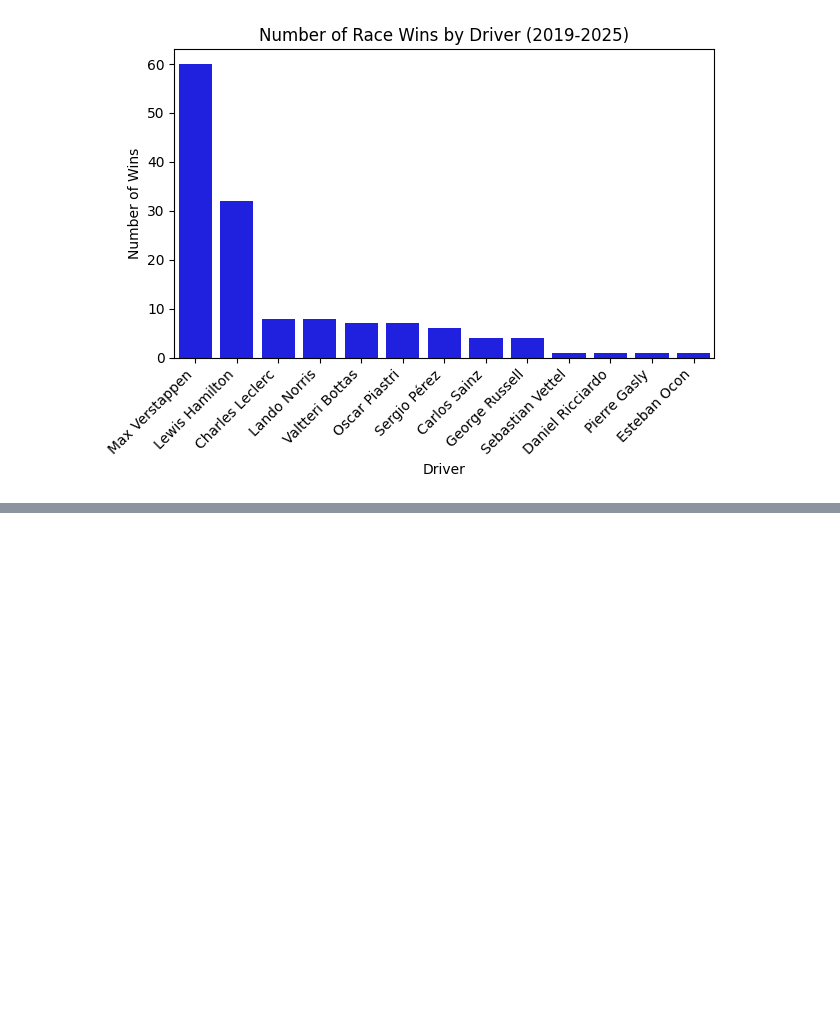
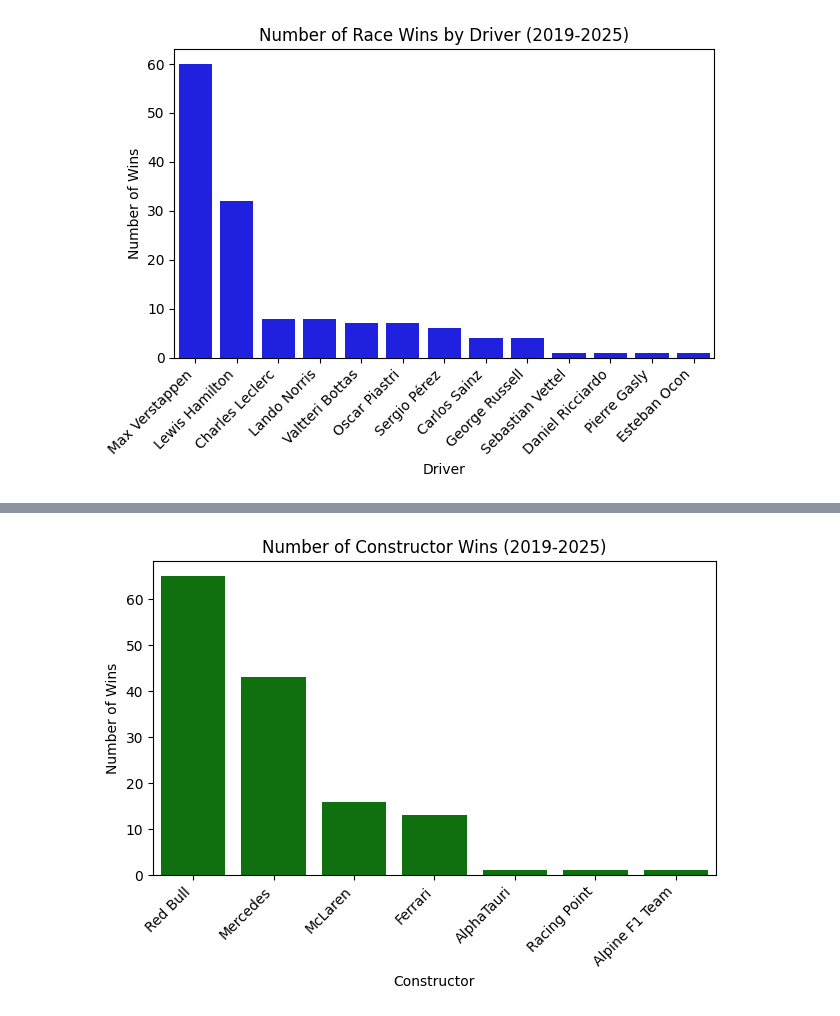
Before and after one commit to divyanshg03/F1-Winner-Prediction, a Jupyter notebook: notebooks/EDA.ipynb, the cells around one changed output, grey strips where cells are left out. Saved outputs shown, nothing was run; the diff lists cells and outputs as text; code cells hidden in the pictures; blank space fills up the shorter version.

```diff
--- a/notebooks/EDA.ipynb
+++ b/notebooks/EDA.ipynb
@@ -432,0 +445,9 @@ plt.tight_layout()
+# %%
+sns.barplot(x=constructor_wins.index, y=constructor_wins.values, color='g')
+plt.xticks(rotation=45, ha='right')
+plt.title('Number of Constructor Wins (2019-2025)')
+plt.xlabel('Constructor')
+plt.ylabel('Number of Wins')
+plt.tight_layout()
+# %% [output]
+[figure, added]
```
Also changed, not shown: parts of 9 cells of this notebook.
